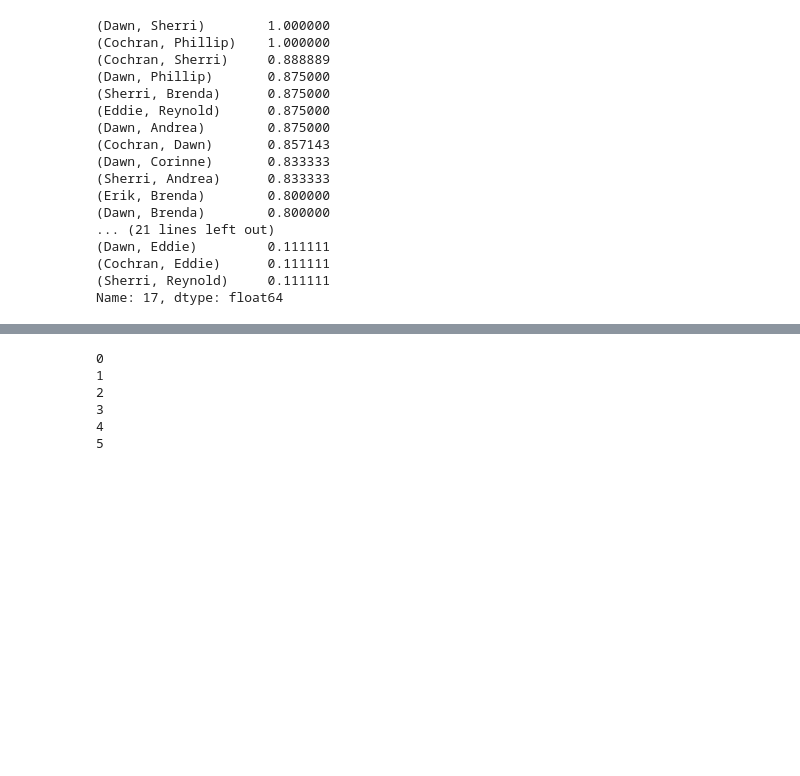
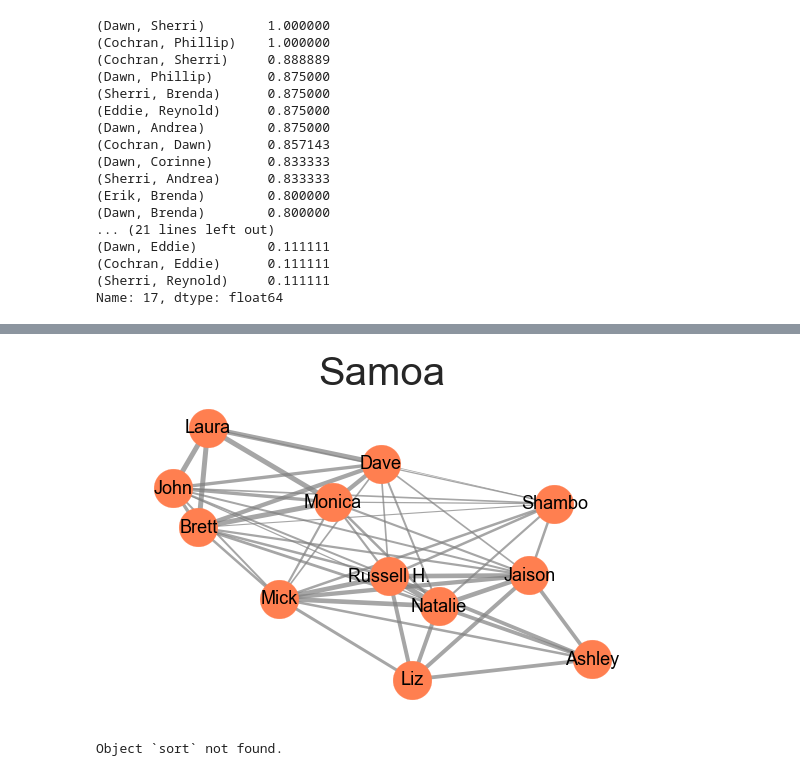
Before and after one commit to piocalderon/survivor-alliance-analysis, a Jupyter notebook: Survivor Alliance Network.ipynb, the cells around one changed output, grey strips where cells are left out. Saved outputs shown, nothing was run; the diff lists cells and outputs as text; code cells hidden in the pictures; blank space fills up the shorter version.

Commit message:
fix network

```diff
--- a/Survivor Alliance Network.ipynb
+++ b/Survivor Alliance Network.ipynb
@@ -364,12 +365,19 @@ plot_season_contestant_top_with_filter('Gabon','Sugar', m=5, k=5)
 # %%
+num = dict(zip(seasons,range(1,len(seasons)+1)))
+
 def plot_network(season_name,m=50,k=3):
+    """
+        Plot the network of alliances for season_name.
+        Inputs:
+            season_name : string, name of season
+            m           : top relationships to consider
+            k           : filter for number of voting rounds
+    """
     url = turn_to_url(season_name)
     dd = extract_voting_table_as_df(url)
     top_m = return_top_m_relationships(dd, m, k)
-    #print(top_m)
-    plt.close()
+
     sns.set_style("white")
-    plt.figure(figsize=(7,7))
     G=nx.Graph()
 
     with_edge = []
@@ -378,19 +386,26 @@ def plot_network(season_name,m=50,k=3):
             if i in tup:
                 with_edge.append(i)
                 break
+    # set castaways as nodes
     G.add_nodes_from(with_edge)
 
-    goldenrod=(218./255, 165./255, 32./255)
-    gray=(0.9,0.9,0.9)
-    #print(return_alliance_df_with_filter(dd, k))
+    coral=(255./255, 127./255, 80./255)
     for i in range(len(top_m.index)):
+        # use alliance index as edge weight
         G.add_edge(top_m.index[i][0], top_m.index[i][1], weight=top_m.values[i])
+
     pos = nx.spring_layout(G)
-    nx.draw_networkx_nodes(G,pos,node_color = goldenrod,node_size=800)
-    nx.draw_networkx_labels(G,pos)
+    nx.draw_networkx_nodes(G,pos,node_color = coral,node_size=1500)
+    nx.draw_networkx_labels(G,pos,font_size=18)
     weights = [5*G[u][v]['weight'] for u,v in G.edges()]
-    nx.draw_networkx_edges(G,pos,width=weights,alpha= 0.7,edge_color = 'green')
-    plt.title('{} Castaway Relationships. Top {}, Filter >{}'.format(season_name, m, k))
+    nx.draw_networkx_edges(G,pos,width=weights,alpha= 0.7,edge_color = 'gray')
+    plt.title('{}'.format(season_name),size=40)
+
+    fig = plt.gcf()
+    fig.set_size_inches(10,6)
+    ax = plt.gca()
+    ax.axis('off')
+
     plt.tick_params(
         axis='both',
         which='both',      # both major and minor ticks are affected
@@ -398,7 +413,8 @@ def plot_network(season_name,m=50,k=3):
         left='off',         # ticks along the top edge are off
         labelbottom='off',
         labelleft='off') # labels along the bottom edge are off
-    plt.savefig('{}_network_top_{}_filter_{}.png'.format(season_name,m,k))
+
+    plt.savefig('networks/{}_{}_network_top_{}_filter_{}.png'.format(num[season_name],season_name,m,k))
 # %%
 seasons = ['Borneo', 'The Australian Outback', 'Africa', 'Marquesas', 'Thailand', 'The Amazon',
            'Pearl Islands', 'All-Stars', 'Vanuatu', 'Palau', 'Guatemala', 'Panama',
@@ -489,12 +449,8 @@ mil
-# %%
-for i in range(10):
-    if i > 5:
-        break
-    print(i)
-# %% [output]
-0
-1
-2
-3
-4
-5
+# %%
+plot_network('Samoa')
+# %% [output]
+[figure, added]
+# %%
+return_affiliation_df(caramoan).sort?
+# %% [output]
+Object `sort` not found.
```
Also changed, not shown: parts of 11 cells of this notebook, 33 other files.
